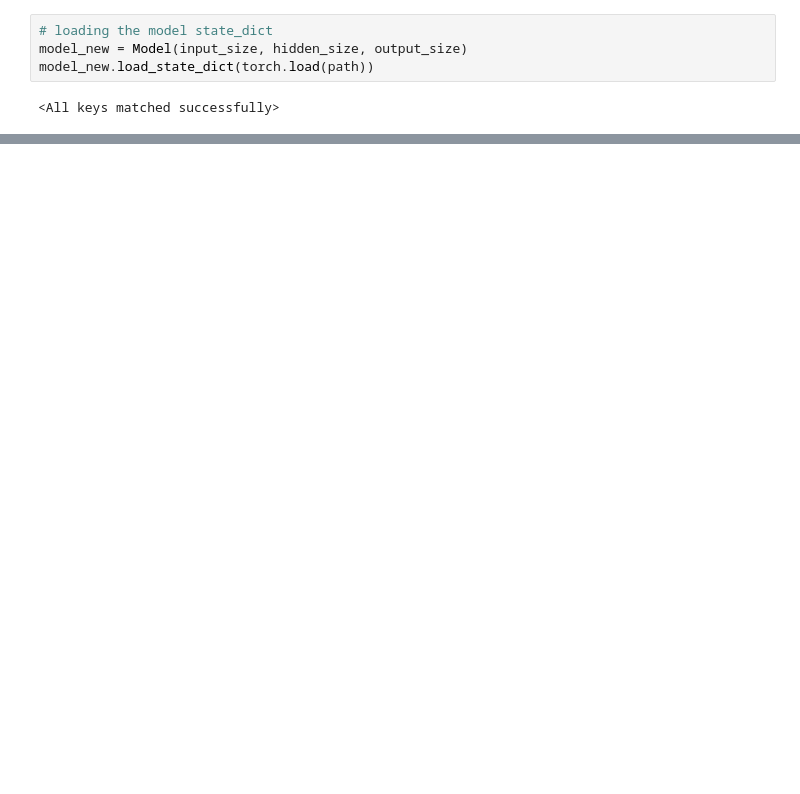
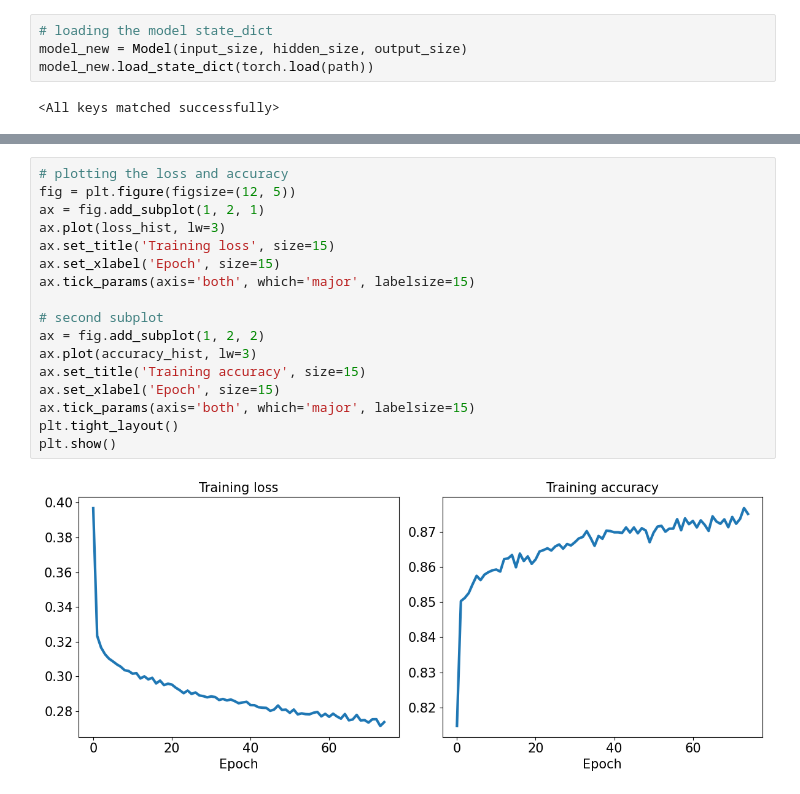
Before and after one commit to benmikeand/DASC41103_projects_team2, a Jupyter notebook: projects/project_2/code/part_1.ipynb, the cells around one changed output, grey strips where cells are left out. Cells and saved outputs as stored; diff of their text form; blank space fills up the shorter version.

```diff
--- a/projects/project_2/code/part_1.ipynb
+++ b/projects/project_2/code/part_1.ipynb
@@ -359,0 +417,19 @@ model_new.load_state_dict(torch.load(path))
+# %%
+# plotting the loss and accuracy
+fig = plt.figure(figsize=(12, 5))
+ax = fig.add_subplot(1, 2, 1)
+ax.plot(loss_hist, lw=3)
+ax.set_title('Training loss', size=15)
+ax.set_xlabel('Epoch', size=15)
+ax.tick_params(axis='both', which='major', labelsize=15)
+
+# second subplot
+ax = fig.add_subplot(1, 2, 2)
+ax.plot(accuracy_hist, lw=3)
+ax.set_title('Training accuracy', size=15)
+ax.set_xlabel('Epoch', size=15)
+ax.tick_params(axis='both', which='major', labelsize=15)
+plt.tight_layout()
+plt.show()
+# %% [output]
+[figure, added]
```
Also changed, not shown: parts of 30 cells of this notebook, 1 other file.
